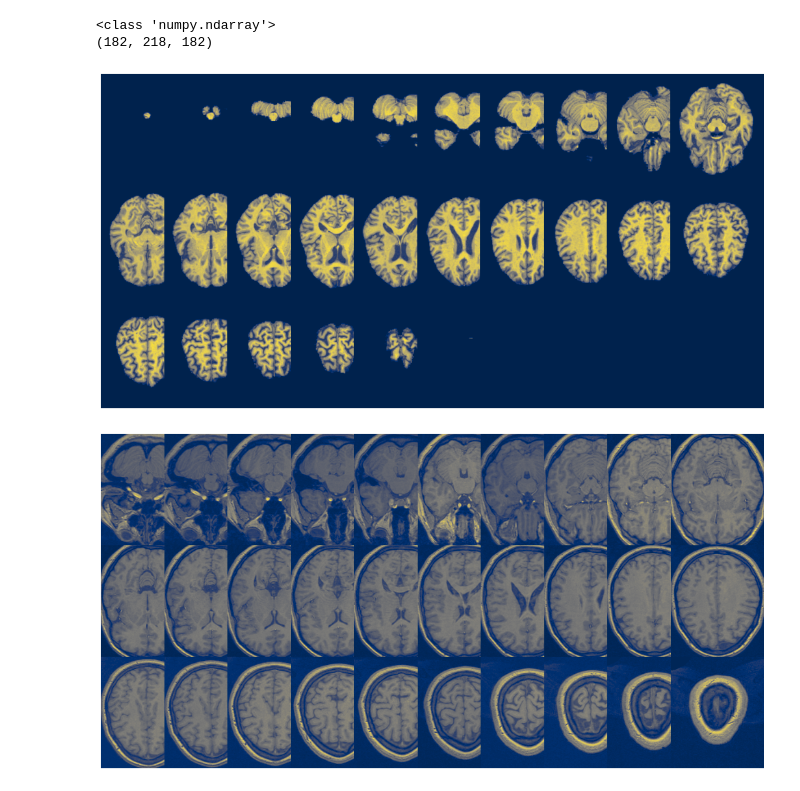
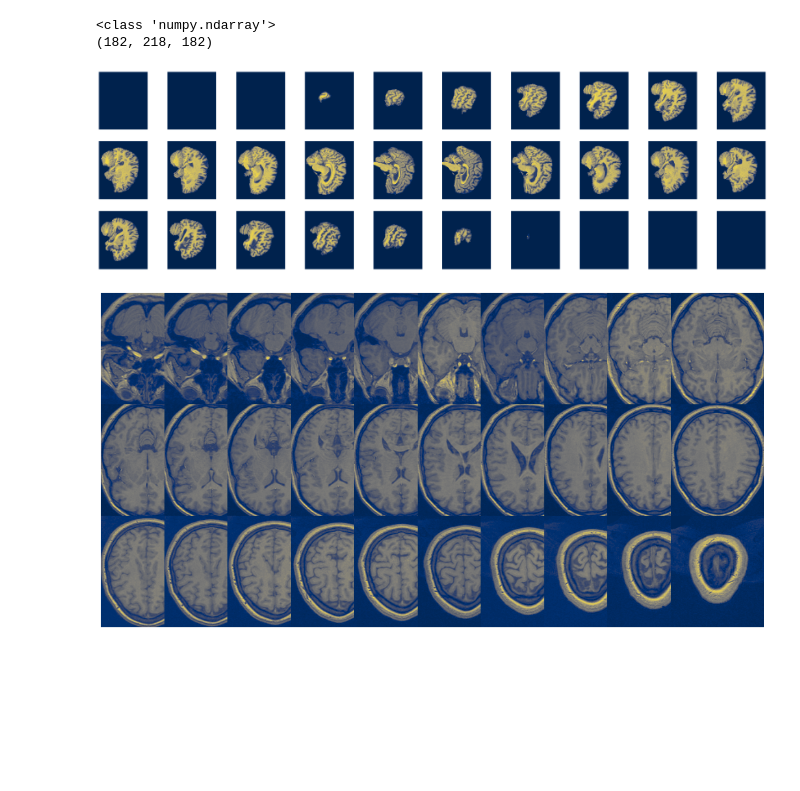
Before and after one commit to PeterHolderrieth/TransferLearning_Neuroimaging, a Jupyter notebook: visualization.ipynb, the cells around one changed output. Drawn from its saved outputs; the diff is of its cells as text; code cells hidden in the pictures; blank space fills up the shorter version.

```diff
--- a/visualization.ipynb
+++ b/visualization.ipynb
@@ -20,23 +21,23 @@ print(data.shape)
 <class 'numpy.ndarray'>
 (182, 218, 182)
 # %%
-struct_arr=data.T
+struct_arr=data
 n_slices=struct_arr.shape[0]
 n_images=30
 slice_inds=np.floor(np.linspace(0,n_slices-1,n_images)).astype(int)
 n_cols=10
 n_rows=np.ceil(n_images/n_cols).astype(int)
 scale=3
 
 fig,axs=plt.subplots(ncols=n_cols,nrows=n_rows,figsize=(scale*n_cols,scale*n_rows))
 axs=axs.ravel()
 for i in range(n_images):
     axs[i].imshow(struct_arr[slice_inds[i]],cmap='cividis')
     axs[i].axis('off')
-fig.subplots_adjust(wspace=-0.89, hspace=0.)
-plt.savefig('brain_grid.png')
+#fig.subplots_adjust(wspace=-0.89, hspace=0.)
+#plt.savefig('brain_grid.png')
 # %% [output]
-[figure, old version]
+[figure, new version]
 # %%
 import matplotlib.pyplot as plt
 import tempfile
```
Also changed, not shown: parts of 1 cell of this notebook, 1 other file.
